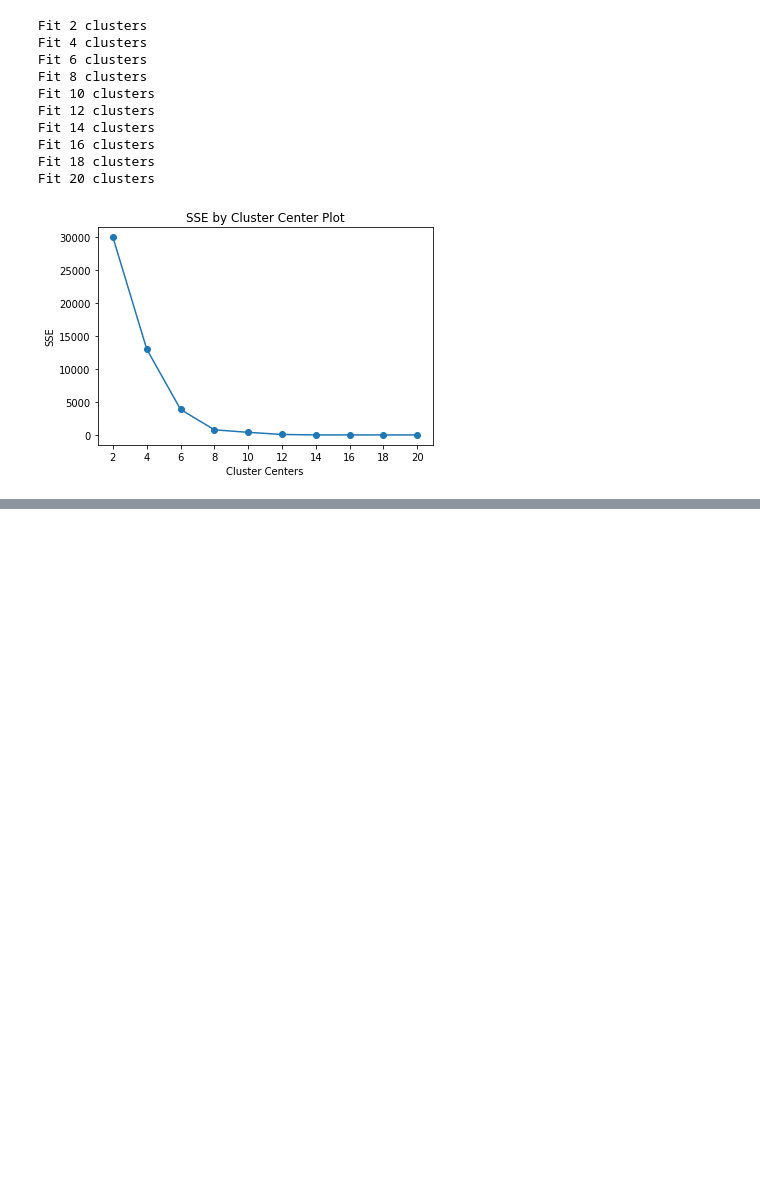
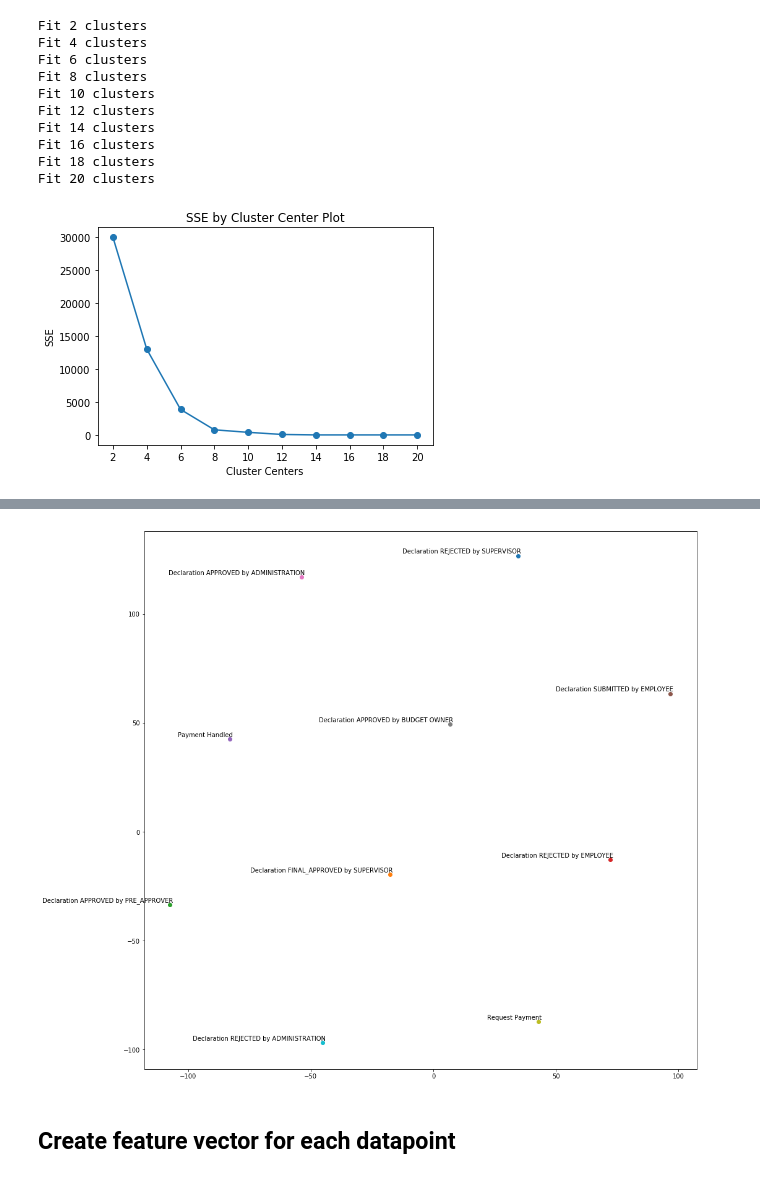
Before and after one commit to Lariiii/context-based-abstraction, a Jupyter notebook: Event_Clustering.ipynb, the cells around one changed output, grey strips where cells are left out. Saved outputs shown, nothing was run; the diff lists cells and outputs as text; code cells hidden in the pictures; blank space fills up the shorter version.

```diff
--- a/Event_Clustering.ipynb
+++ b/Event_Clustering.ipynb
@@ -65,0 +123,3 @@ payment,pre_approver,request,saved,submitted,supervisor,declaration,budget,owner
+# %%
+eval_df["sequence_str"] = eval_df["sequence"].str.join(",")
+eval_df
@@ -65,0 +169,5 @@ payment,pre_approver,request,saved,submitted,supervisor,declaration,budget,owner
+# %%
+from gensim.models import word2vec
+
+model = word2vec.Word2Vec(corpus, size=100, window=20, min_count=200, workers=4)
+model.wv["Request Payment"]
@@ -65,0 +192,37 @@ payment,pre_approver,request,saved,submitted,supervisor,declaration,budget,owner
+# %%
+def tsne_plot(model):
+    "Creates and TSNE model and plots it"
+    labels = []
+    tokens = []
+
+    for word in model.wv.vocab:
+        tokens.append(model[word])
+        labels.append(word)
+
+    tsne_model = TSNE(perplexity=40, n_components=2, init='pca', n_iter=2500, random_state=23)
+    new_values = tsne_model.fit_transform(tokens)
+
+    x = []
+    y = []
+    for value in new_values:
+        x.append(value[0])
+        y.append(value[1])
+
+    plt.figure(figsize=(16, 16))
+    for i in range(len(x)):
+        plt.scatter(x[i],y[i])
+        plt.annotate(labels[i],
+                     xy=(x[i], y[i]),
+                     xytext=(5, 2),
+                     textcoords='offset points',
+                     ha='right',
+                     va='bottom')
+    plt.show()
+# %%
+from sklearn.manifold import TSNE
+
+tsne_plot(model)
+# %% [output]
+[figure, added]
+# %% [markdown]
+## Create feature vector for each datapoint
```
Also changed, not shown: parts of 12 cells of this notebook.
